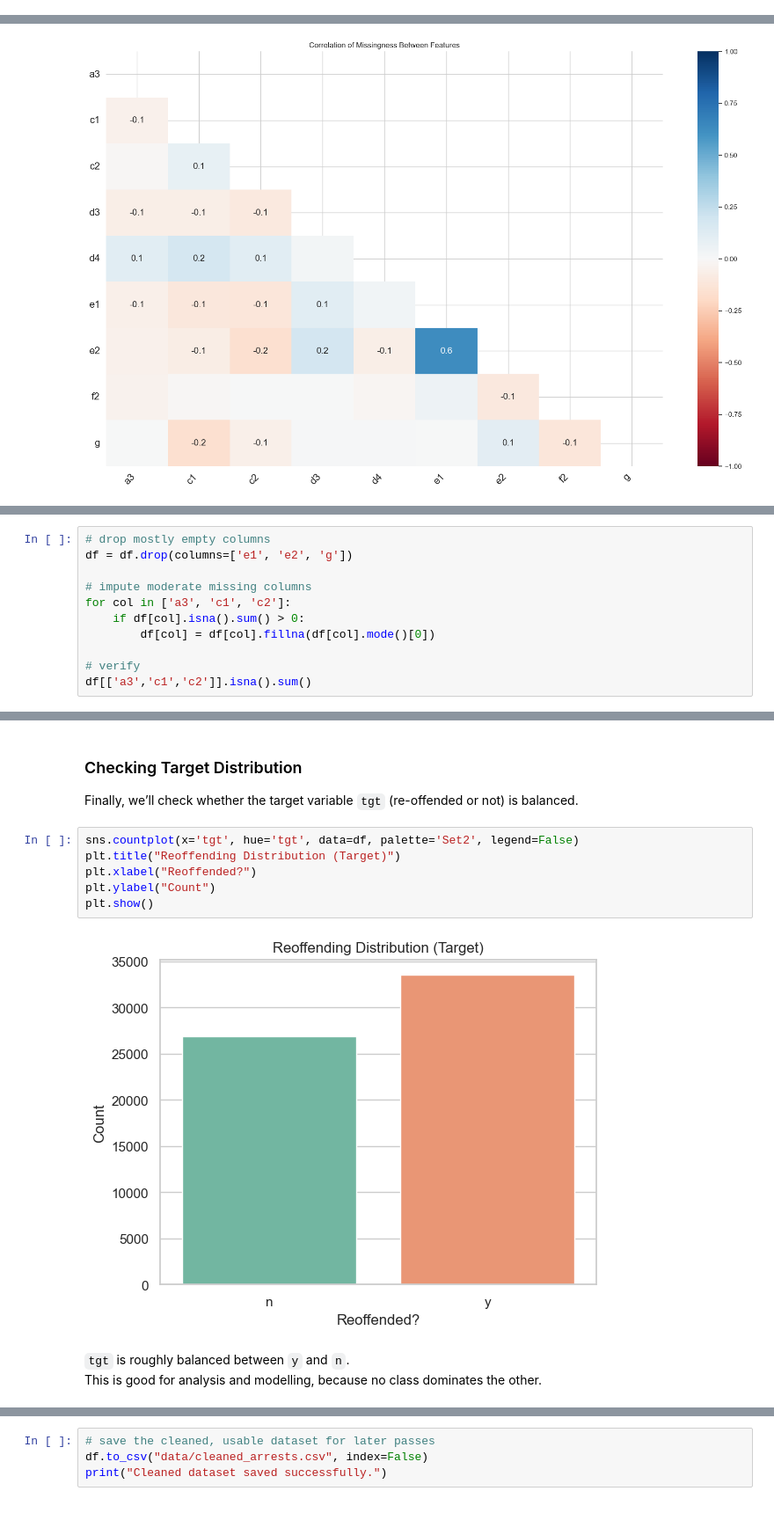
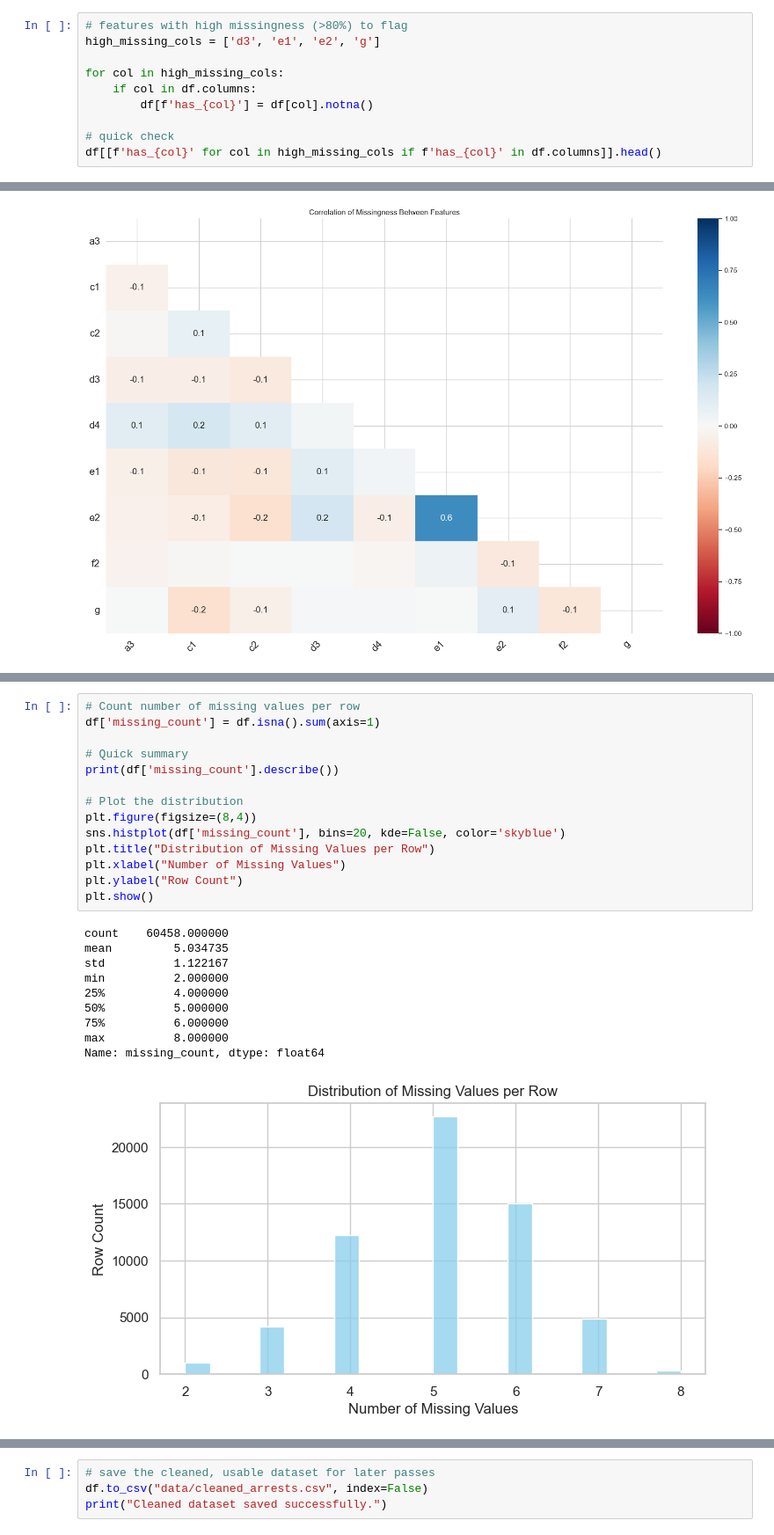
Before and after one commit to berkay-eren/setu-datamining-assignment1, a Jupyter notebook: 20115725-BerkayEren-CA1_Pass1.ipynb, the cells around one changed output, grey strips where cells are left out. Shown at 88% size. Drawn from its saved outputs; the diff is of its cells as text.

```diff
--- a/20115725-BerkayEren-CA1_Pass1.ipynb
+++ b/20115725-BerkayEren-CA1_Pass1.ipynb
@@ -115,0 +160,10 @@ The right-side bar (13–19) shows most records have between 13 and 19 valid ent
+# %%
+# features with high missingness (>80%) to flag
+high_missing_cols = ['d3', 'e1', 'e2', 'g']
+
+for col in high_missing_cols:
+    if col in df.columns:
+        df[f'has_{col}'] = df[col].notna()
+
+# quick check
+df[[f'has_{col}' for col in high_missing_cols if f'has_{col}' in df.columns]].head()
@@ -171,11 +205,0 @@ The following steps are applied to clean the data:
-# %%
-# drop mostly empty columns
-df = df.drop(columns=['e1', 'e2', 'g'])
-
-# impute moderate missing columns
-for col in ['a3', 'c1', 'c2']:
-    if df[col].isna().sum() > 0:
-        df[col] = df[col].fillna(df[col].mode()[0])
-
-# verify
-df[['a3','c1','c2']].isna().sum()
@@ -217,14 +206,25 @@ df.describe()
-# %% [markdown]
-### Checking Target Distribution
-Finally, we’ll check whether the target variable `tgt` (re-offended or not) is balanced.
-# %%
-sns.countplot(x='tgt', hue='tgt', data=df, palette='Set2', legend=False)
-plt.title("Reoffending Distribution (Target)")
-plt.xlabel("Reoffended?")
-plt.ylabel("Count")
-plt.show()
-# %% [output]
-[figure, removed]
-# %% [markdown]
-`tgt` is roughly balanced between `y` and `n`.
-This is good for analysis and modelling, because no class dominates the other.
+# %%
+# Count number of missing values per row
+df['missing_count'] = df.isna().sum(axis=1)
+
+# Quick summary
+print(df['missing_count'].describe())
+
+# Plot the distribution
+plt.figure(figsize=(8,4))
+sns.histplot(df['missing_count'], bins=20, kde=False, color='skyblue')
+plt.title("Distribution of Missing Values per Row")
+plt.xlabel("Number of Missing Values")
+plt.ylabel("Row Count")
+plt.show()
+# %% [output]
+count    60458.000000
+mean         5.034735
+std          1.122167
+min          2.000000
+25%          4.000000
+50%          5.000000
+75%          6.000000
+max          8.000000
+Name: missing_count, dtype: float64
+[figure, added]
```
Also changed, not shown: parts of 20 cells of this notebook, 2 other files.
